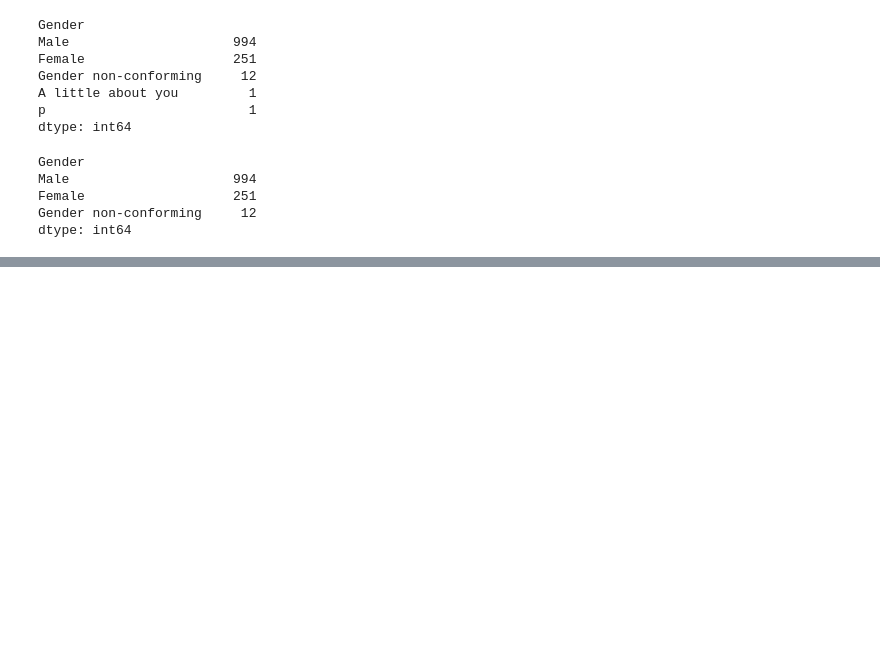
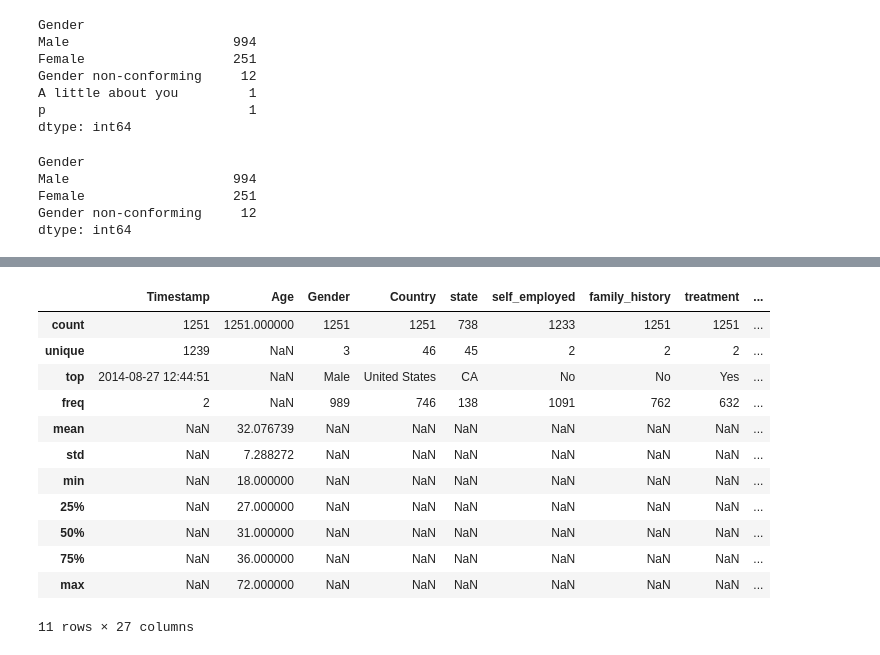
Before and after one commit to moniqueabu/data_science_final_project, a Jupyter notebook: project.ipynb, the cells around one changed output, grey strips where cells are left out. Cells and saved outputs as stored; diff of their text form; code cells hidden in the pictures; blank space fills up the shorter version.

```diff
--- a/project.ipynb
+++ b/project.ipynb
@@ -95,0 +103,16 @@ Length: 158, dtype: int64
+# %%
+df.describe(include ="all")
+# %% [output]
+|  | Timestamp | Age | Gender | Country | state | self_employed | family_history | treatment | ... |
+| count | 1251 | 1251.000000 | 1251 | 1251 | 738 | 1233 | 1251 | 1251 | ... |
+| unique | 1239 | NaN | 3 | 46 | 45 | 2 | 2 | 2 | ... |
+| top | 2014-08-27 12:44:51 | NaN | Male | United States | CA | No | No | Yes | ... |
+| freq | 2 | NaN | 989 | 746 | 138 | 1091 | 762 | 632 | ... |
+| mean | NaN | 32.076739 | NaN | NaN | NaN | NaN | NaN | NaN | ... |
+| std | NaN | 7.288272 | NaN | NaN | NaN | NaN | NaN | NaN | ... |
+| min | NaN | 18.000000 | NaN | NaN | NaN | NaN | NaN | NaN | ... |
+| 25% | NaN | 27.000000 | NaN | NaN | NaN | NaN | NaN | NaN | ... |
+| 50% | NaN | 31.000000 | NaN | NaN | NaN | NaN | NaN | NaN | ... |
+| 75% | NaN | 36.000000 | NaN | NaN | NaN | NaN | NaN | NaN | ... |
+| max | NaN | 72.000000 | NaN | NaN | NaN | NaN | NaN | NaN | ... |
+11 rows × 27 columns
```
Also changed, not shown: parts of 10 cells of this notebook.
